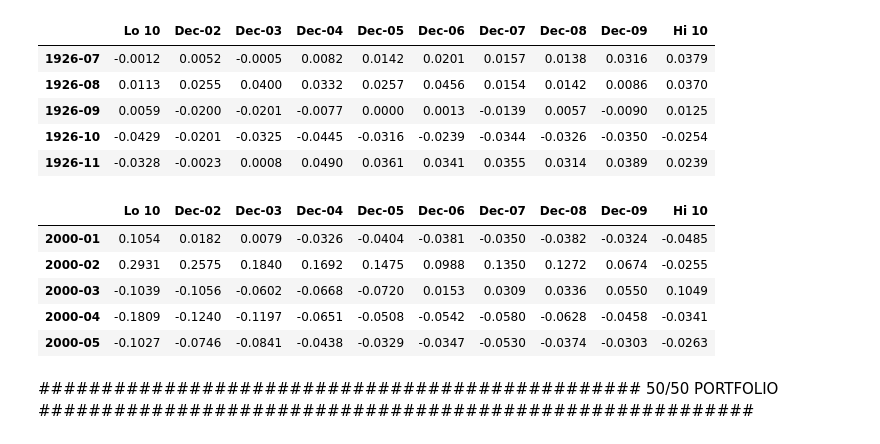
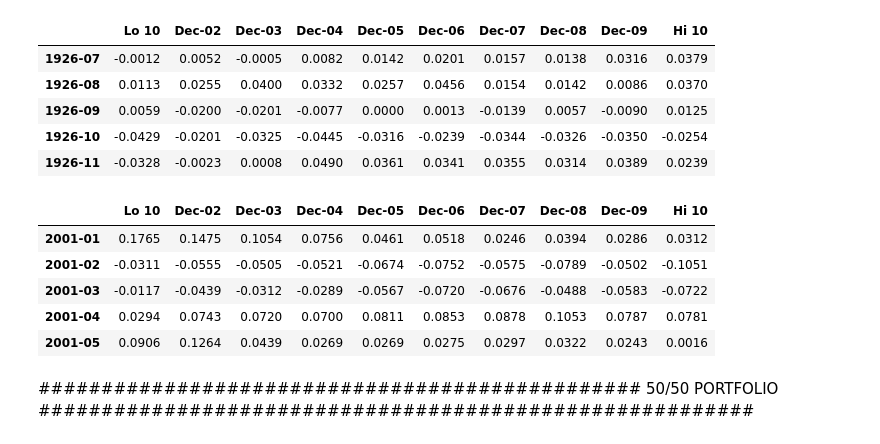
Before and after one commit to biv-neupane7/Code-for-the-articles, a Jupyter notebook: Article 16.ipynb, the cells around one changed output. Drawn from its saved outputs; the diff is of its cells as text; code cells hidden in the pictures.

```diff
--- a/Article 16.ipynb
+++ b/Article 16.ipynb
@@ -570,15 +570,15 @@ decile_data.head()
 | 1926-10 | -0.0429 | -0.0201 | -0.0325 | -0.0445 | -0.0316 | -0.0239 | -0.0344 | -0.0326 | -0.0350 | -0.0254 |
 | 1926-11 | -0.0328 | -0.0023 | 0.0008 | 0.0490 | 0.0361 | 0.0341 | 0.0355 | 0.0314 | 0.0389 | 0.0239 |
 # %%
-decile_data=decile_data["2000":"2021"] #Slicing from the full sample
+decile_data=decile_data["2001":"2021"] #Slicing from the full sample
 decile_data.head()
 # %% [output]
 |  | Lo 10 | Dec-02 | Dec-03 | Dec-04 | Dec-05 | Dec-06 | Dec-07 | Dec-08 | Dec-09 | Hi 10 |
-| 2000-01 | 0.1054 | 0.0182 | 0.0079 | -0.0326 | -0.0404 | -0.0381 | -0.0350 | -0.0382 | -0.0324 | -0.0485 |
-| 2000-02 | 0.2931 | 0.2575 | 0.1840 | 0.1692 | 0.1475 | 0.0988 | 0.1350 | 0.1272 | 0.0674 | -0.0255 |
-| 2000-03 | -0.1039 | -0.1056 | -0.0602 | -0.0668 | -0.0720 | 0.0153 | 0.0309 | 0.0336 | 0.0550 | 0.1049 |
-| 2000-04 | -0.1809 | -0.1240 | -0.1197 | -0.0651 | -0.0508 | -0.0542 | -0.0580 | -0.0628 | -0.0458 | -0.0341 |
-| 2000-05 | -0.1027 | -0.0746 | -0.0841 | -0.0438 | -0.0329 | -0.0347 | -0.0530 | -0.0374 | -0.0303 | -0.0263 |
+| 2001-01 | 0.1765 | 0.1475 | 0.1054 | 0.0756 | 0.0461 | 0.0518 | 0.0246 | 0.0394 | 0.0286 | 0.0312 |
+| 2001-02 | -0.0311 | -0.0555 | -0.0505 | -0.0521 | -0.0674 | -0.0752 | -0.0575 | -0.0789 | -0.0502 | -0.1051 |
+| 2001-03 | -0.0117 | -0.0439 | -0.0312 | -0.0289 | -0.0567 | -0.0720 | -0.0676 | -0.0488 | -0.0583 | -0.0722 |
+| 2001-04 | 0.0294 | 0.0743 | 0.0720 | 0.0700 | 0.0811 | 0.0853 | 0.0878 | 0.1053 | 0.0787 | 0.0781 |
+| 2001-05 | 0.0906 | 0.1264 | 0.0439 | 0.0269 | 0.0269 | 0.0275 | 0.0297 | 0.0322 | 0.0243 | 0.0016 |
 # %% [markdown]
 ################################################   50/50 PORTFOLIO  #########################################################
 # %%
```
Also changed, not shown: parts of 36 cells of this notebook.
